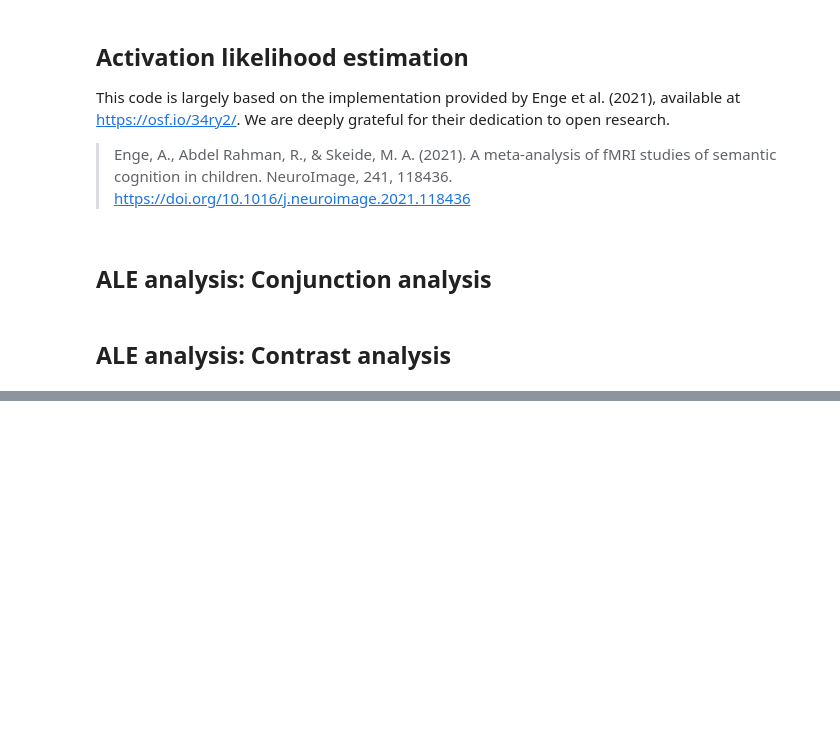
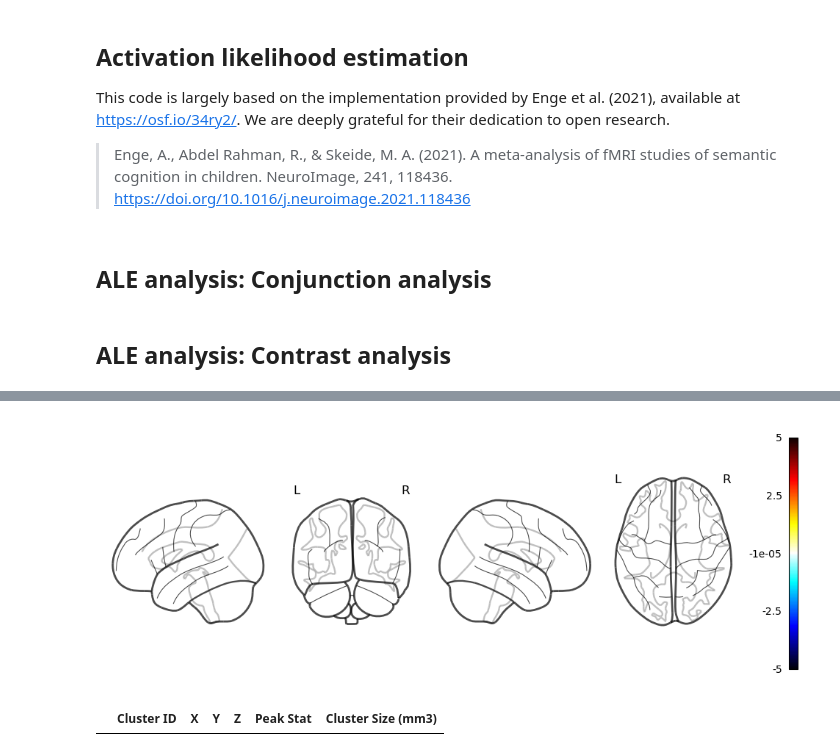
Before and after one commit to shanshan717/Self_Psych_Meta, a Jupyter notebook: code/py04_subtraction.ipynb, the cells around one changed output, grey strips where cells are left out. Cells and saved outputs as stored; diff of their text form; code cells hidden in the pictures; blank space fills up the shorter version.

Commit message:
add subtraction results

```diff
--- a/code/py04_subtraction.ipynb
+++ b/code/py04_subtraction.ipynb
@@ -212,7 +212,7 @@ def run_subtraction(
 text_file1 ="../data/ale_analysis_foci/control.txt"
 text_file2 ="../data/ale_analysis_foci/patient.txt"
 
-output_dir="../results/subtraction"
+output_dir="../results/subtraction/"
 # %%
 run_subtraction(
     text_file1=text_file1,
@@ -230,8 +226,10 @@ THRESHOLDING IMAGE AT Z > 3.2905267314918945 (P = 0.001) AND K > 25 (200 mm3)
 # %%
-# Compute seperate difference maps for children > adults and adults > children
-img_sub = image.load_img(output_dir + "children_minus_adults_z_thresh.nii.gz")
-img_children_gt_adults = image.math_img("np.where(img > 0, img, 0)", img=img_sub)
-img_adults_gt_children = image.math_img("np.where(img < 0, img * -1, 0)", img=img_sub)
-_ = save(img_children_gt_adults, output_dir + "children_greater_adults_z_thresh.nii.gz")
-_ = save(img_adults_gt_children, output_dir + "adults_greater_children_z_thresh.nii.gz")
+# Compute seperate difference maps for healthy control group > patient group and patient group > healthy control group
+
+img_sub = image.load_img(output_dir + "control_minus_patient_z_thresh.nii.gz")
+
+img_control_gt_patients = image.math_img("np.where(img > 0, img, 0)", img=img_sub)
+img_patients_gt_control = image.math_img("np.where(img < 0, img * -1, 0)", img=img_sub)
+_ = save(img_control_gt_patients, output_dir + "control_greater_patients_z_thresh.nii.gz")
+_ = save(img_patients_gt_control, output_dir + "patients_greater_control_z_thresh.nii.gz")
 # %%
@@ -253,0 +254,22 @@ _ = save(img_conj_ale, output_dir + "children_conj_adults_ale.nii.gz")
+# %%
+# Plot the subtraction map which shows us the group differences between control and patients.
+
+# Glass brain for children vs. adults
+p_sub = plotting.plot_glass_brain(
+    img_sub,
+    display_mode="lyrz",
+    colorbar=True,
+    vmax=5,
+    plot_abs=False,
+    symmetric_cbar=True,
+)
+# %% [output]
+[figure, added]
+# %%
+# Cluster table for control vs.patients
+t_sub = reporting.get_clusters_table(
+    img_sub, stat_threshold=0, min_distance=1000, two_sided=True
+)
+display(t_sub)
+# %% [output]
+|  | Cluster ID | X | Y | Z | Peak Stat | Cluster Size (mm3) |
```
Also changed, not shown: parts of 4 cells of this notebook, 7 other files.
